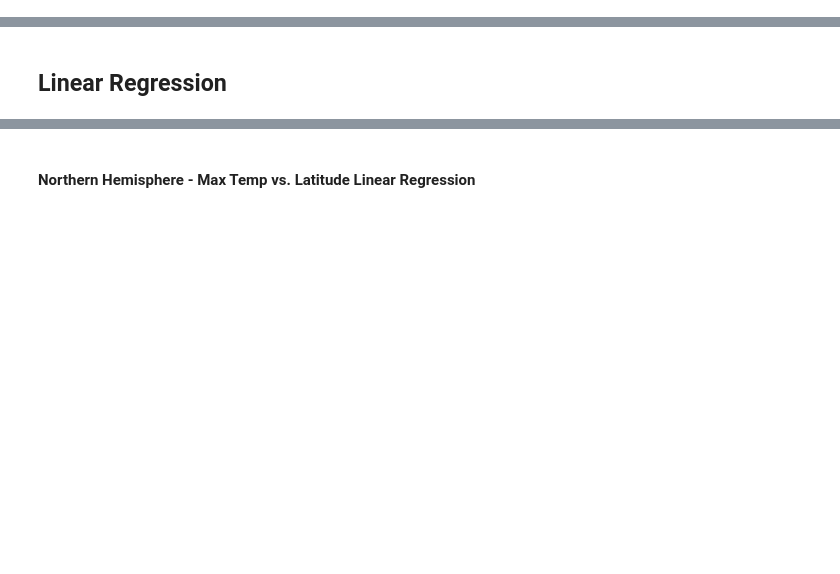
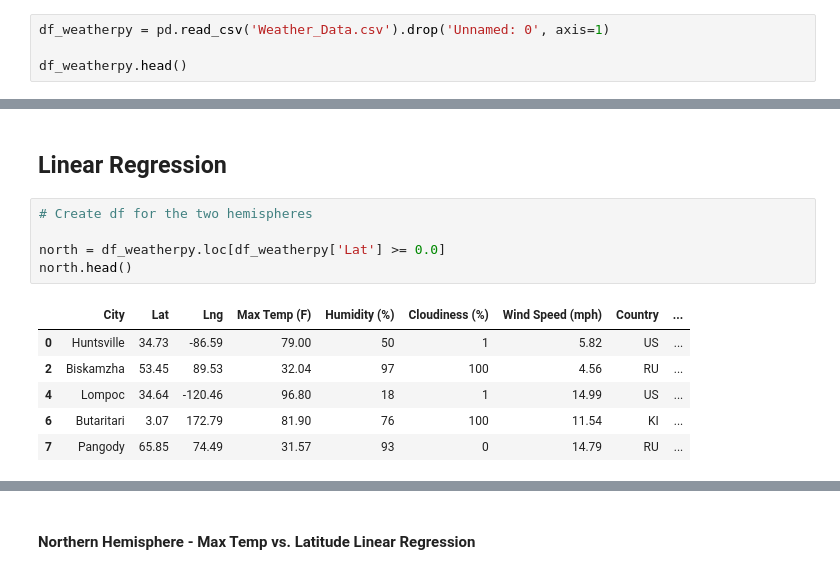
Before and after one commit to MichRisu/API-Challenge, a Jupyter notebook: WeatherPy/WeatherPy.ipynb, the cells around one changed output, grey strips where cells are left out. Saved outputs shown, nothing was run; the diff lists cells and outputs as text; blank space fills up the shorter version.

```diff
--- a/WeatherPy/WeatherPy.ipynb
+++ b/WeatherPy/WeatherPy.ipynb
@@ -151,0 +134,4 @@ df_weatherpy.head()
+# %%
+df_weatherpy = pd.read_csv('Weather_Data.csv').drop('Unnamed: 0', axis=1)
+
+df_weatherpy.head()
@@ -221,2 +228,14 @@ TypeError: scatplot() got an unexpected keyword argument 'title'
 # %% [markdown]
 ## Linear Regression
+# %%
+# Create df for the two hemispheres
+
+north = df_weatherpy.loc[df_weatherpy['Lat'] >= 0.0]
+north.head()
+# %% [output]
+|  | City | Lat | Lng | Max Temp (F) | Humidity (%) | Cloudiness (%) | Wind Speed (mph) | Country | ... |
+| 0 | Huntsville | 34.73 | -86.59 | 79.00 | 50 | 1 | 5.82 | US | ... |
+| 2 | Biskamzha | 53.45 | 89.53 | 32.04 | 97 | 100 | 4.56 | RU | ... |
+| 4 | Lompoc | 34.64 | -120.46 | 96.80 | 18 | 1 | 14.99 | US | ... |
+| 6 | Butaritari | 3.07 | 172.79 | 81.90 | 76 | 100 | 11.54 | KI | ... |
+| 7 | Pangody | 65.85 | 74.49 | 31.57 | 93 | 0 | 14.79 | RU | ... |
```
Also changed, not shown: parts of 12 cells of this notebook.
